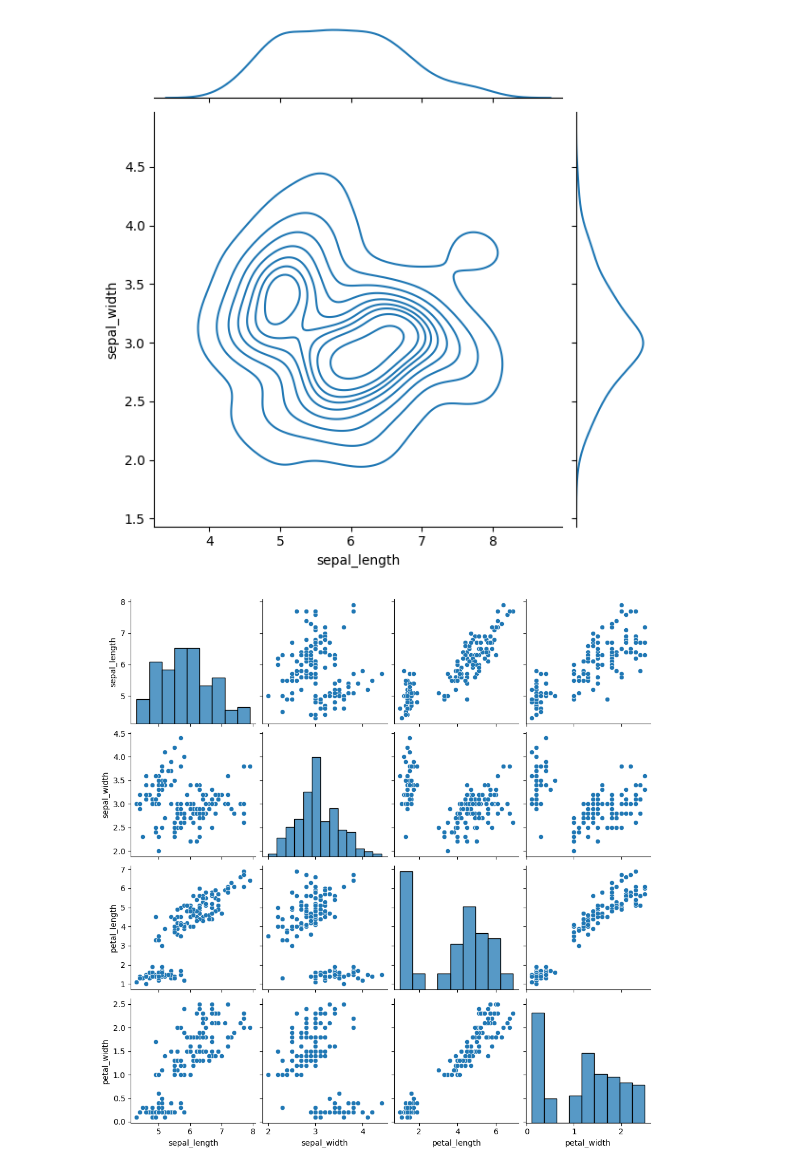
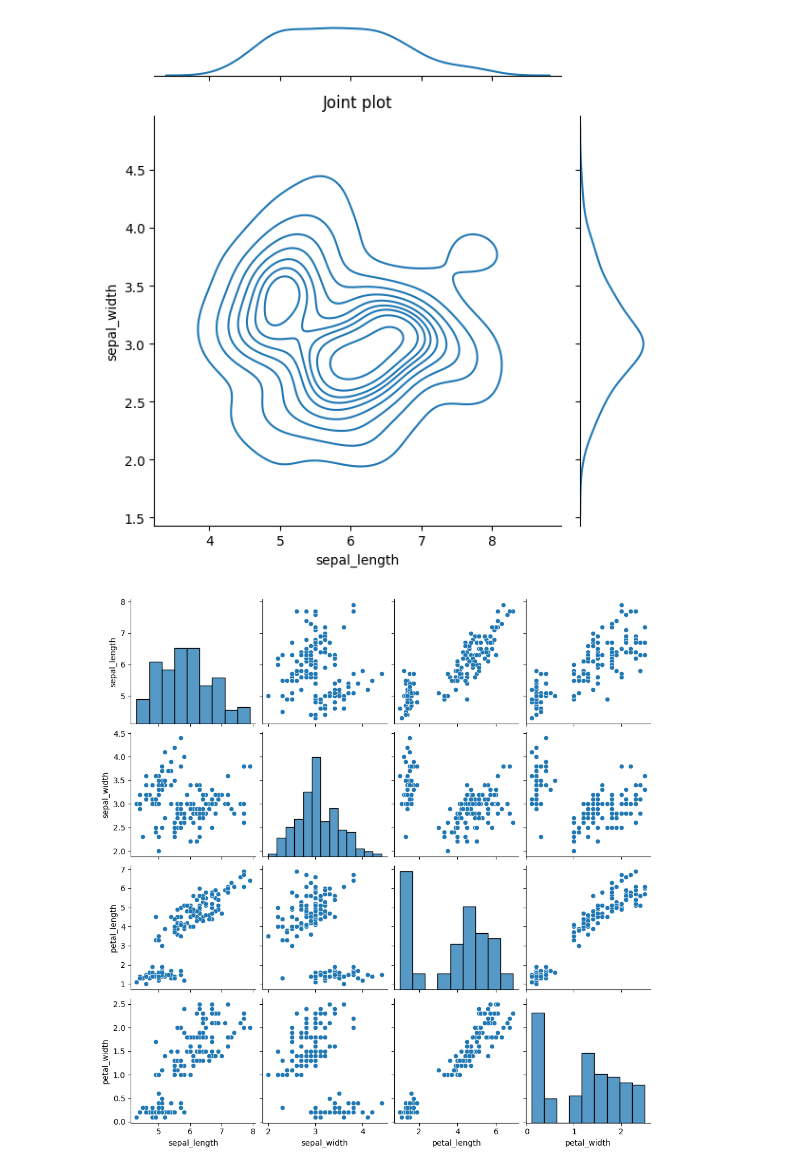
Before and after one commit to khalidkhankakar/Data-Visualization, a Jupyter notebook: class/06.ipynb, the cells around one changed output. Drawn from its saved outputs; the diff is of its cells as text; code cells hidden in the pictures.

```diff
--- a/class/06.ipynb
+++ b/class/06.ipynb
@@ -67,13 +67,14 @@ plt.show()
 # %%
 # joint plot
 data = sns.load_dataset('iris')
 data.head()
 sns.jointplot(x='sepal_length', y='sepal_width', data=data,kind='kde')
-# give the title
-# plt.title('Joint plot')
+#  give the title
+plt.title('Joint plot')
+plt.tight_layout()
 plt.show()
 # %% [output]
-[figure, old version]
+[figure, new version]
 # %%
 sns.pairplot(data)
 plt.show()
```
Also changed, not shown: parts of 9 cells of this notebook, 1 other file.
